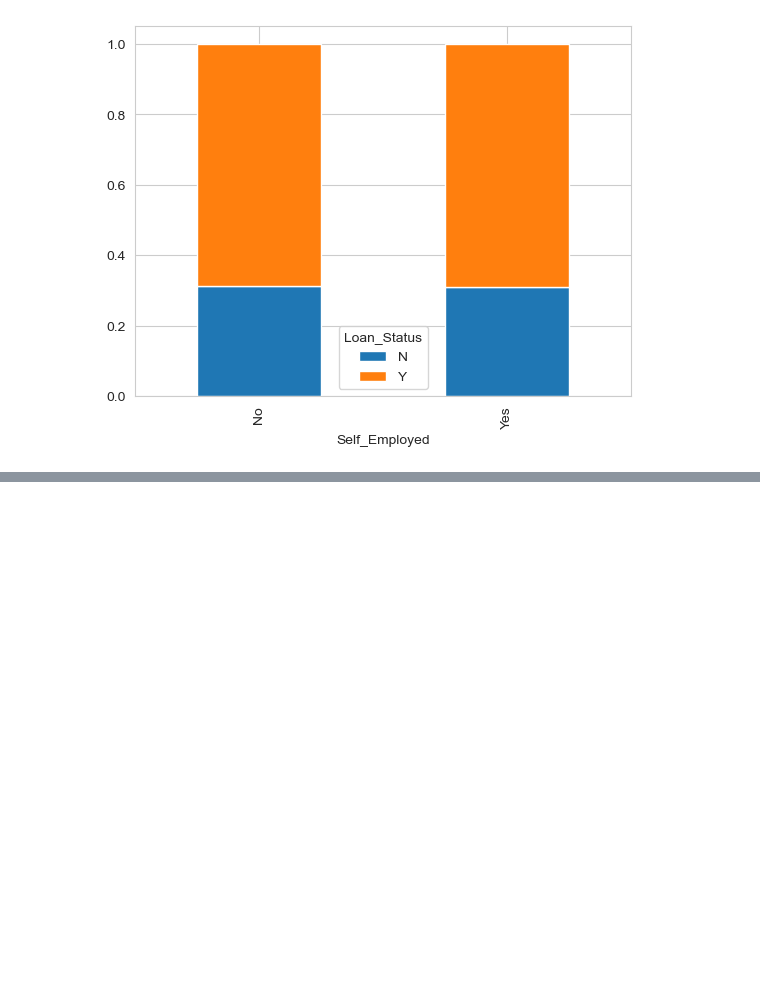
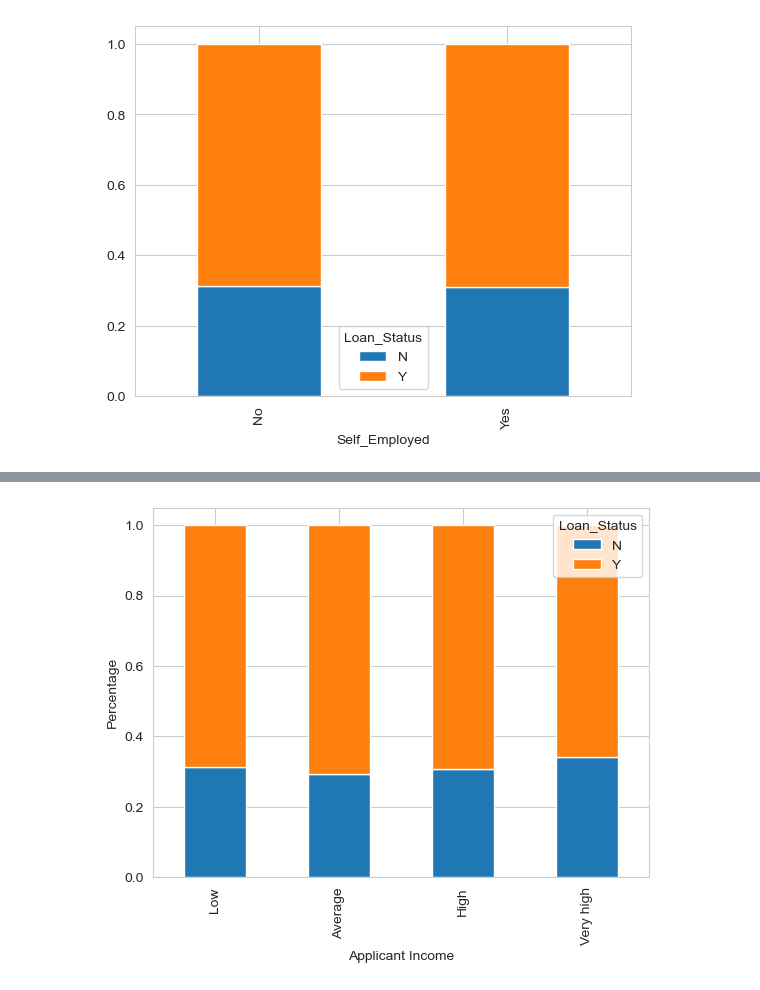
Before and after one commit to shyamghan17/MachineLearning, a Jupyter notebook: ML Assignment/LoanPredictionTrainning.ipynb, the cells around one changed output, grey strips where cells are left out. Cells and saved outputs as stored; diff of their text form; code cells hidden in the pictures; blank space fills up the shorter version.

```diff
--- a/ML Assignment/LoanPredictionTrainning.ipynb
+++ b/ML Assignment/LoanPredictionTrainning.ipynb
@@ -159,0 +180,8 @@ plt.show()
+# %%
+Income_bin = pd.crosstab(test['Income_bin'], test['Loan_Status'])
+Income_bin.div(Income_bin.sum(1).astype(float),axis=0).plot(kind='bar', stacked=True)
+plt.xlabel('Applicant Income')
+p=plt.ylabel('Percentage')
+plt.show()
+# %% [output]
+[figure, added]
```
Also changed, not shown: parts of 11 cells of this notebook, 2 other files.
